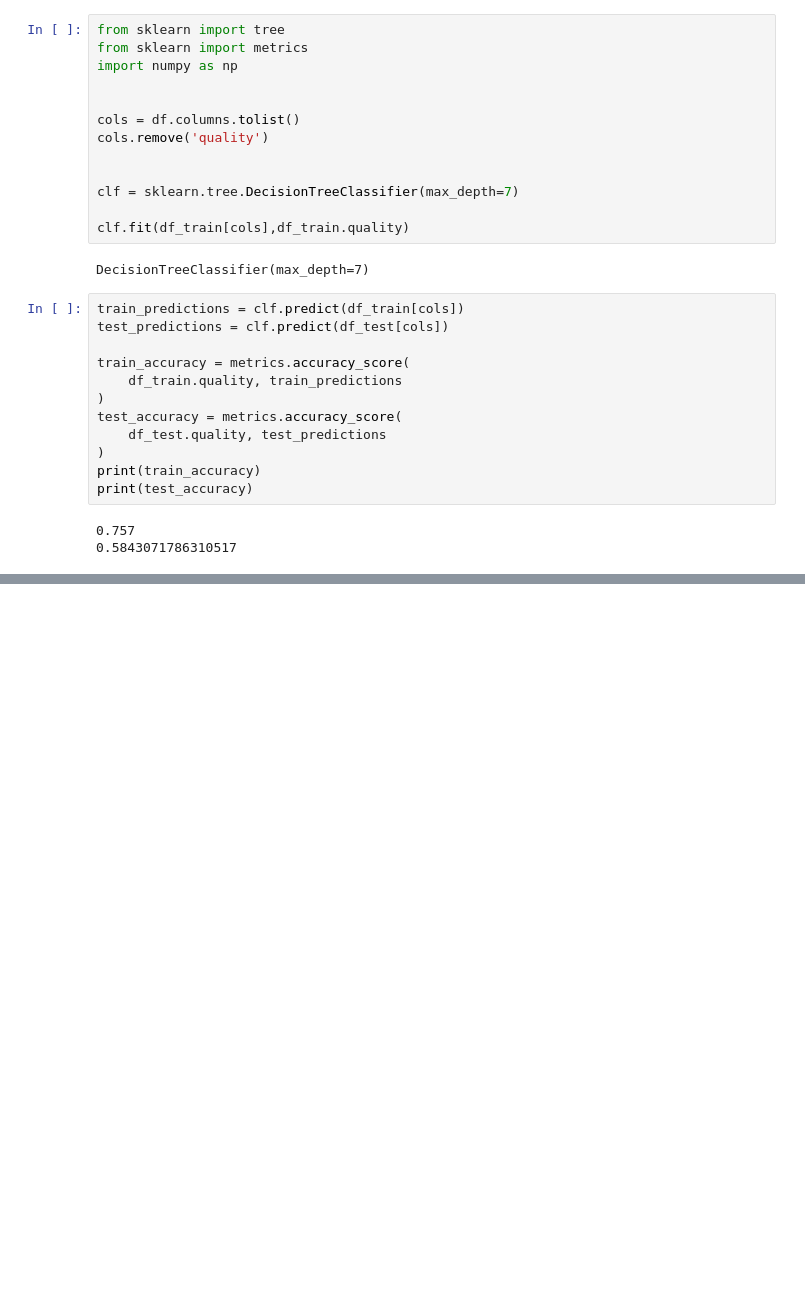
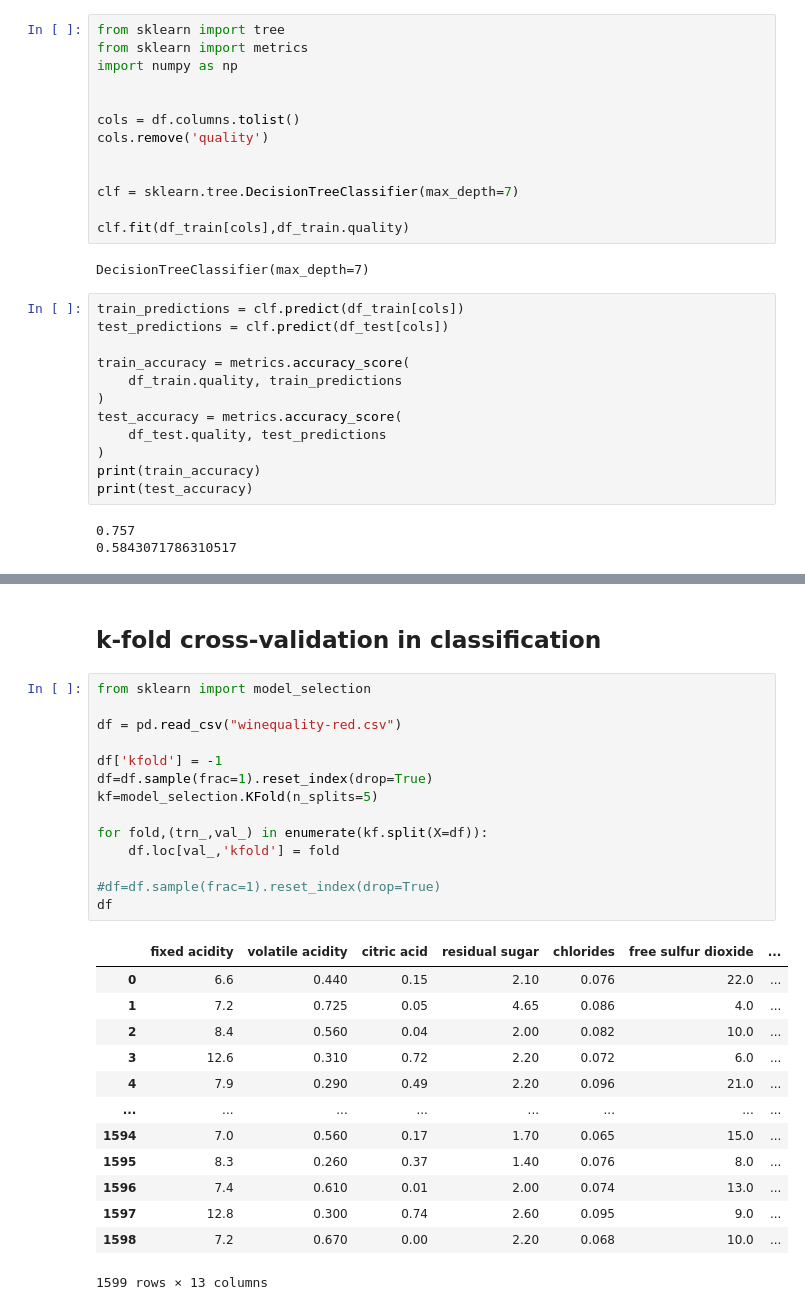
Before and after one commit to davidliu52/ml_learning, a Jupyter notebook: textbook.ipynb, the cells around one changed output, grey strips where cells are left out. Drawn from its saved outputs; the diff is of its cells as text; blank space fills up the shorter version.

```diff
--- a/textbook.ipynb
+++ b/textbook.ipynb
@@ -130,0 +173,30 @@ print(test_accuracy)
+# %% [markdown]
+## k-fold cross-validation in classification
+# %%
+from sklearn import model_selection
+
+df = pd.read_csv("winequality-red.csv")
+
+df['kfold'] = -1
+df=df.sample(frac=1).reset_index(drop=True)
+kf=model_selection.KFold(n_splits=5)
+
+for fold,(trn_,val_) in enumerate(kf.split(X=df)):
+    df.loc[val_,'kfold'] = fold
+
+#df=df.sample(frac=1).reset_index(drop=True)
+df
+# %% [output]
+|  | fixed acidity | volatile acidity | citric acid | residual sugar | chlorides | free sulfur dioxide | ... |
+| 0 | 6.6 | 0.440 | 0.15 | 2.10 | 0.076 | 22.0 | ... |
+| 1 | 7.2 | 0.725 | 0.05 | 4.65 | 0.086 | 4.0 | ... |
+| 2 | 8.4 | 0.560 | 0.04 | 2.00 | 0.082 | 10.0 | ... |
+| 3 | 12.6 | 0.310 | 0.72 | 2.20 | 0.072 | 6.0 | ... |
+| 4 | 7.9 | 0.290 | 0.49 | 2.20 | 0.096 | 21.0 | ... |
+| ... | ... | ... | ... | ... | ... | ... | ... |
+| 1594 | 7.0 | 0.560 | 0.17 | 1.70 | 0.065 | 15.0 | ... |
+| 1595 | 8.3 | 0.260 | 0.37 | 1.40 | 0.076 | 8.0 | ... |
+| 1596 | 7.4 | 0.610 | 0.01 | 2.00 | 0.074 | 13.0 | ... |
+| 1597 | 12.8 | 0.300 | 0.74 | 2.60 | 0.095 | 9.0 | ... |
+| 1598 | 7.2 | 0.670 | 0.00 | 2.20 | 0.068 | 10.0 | ... |
+1599 rows × 13 columns
```
Also changed, not shown: parts of 12 cells of this notebook.
